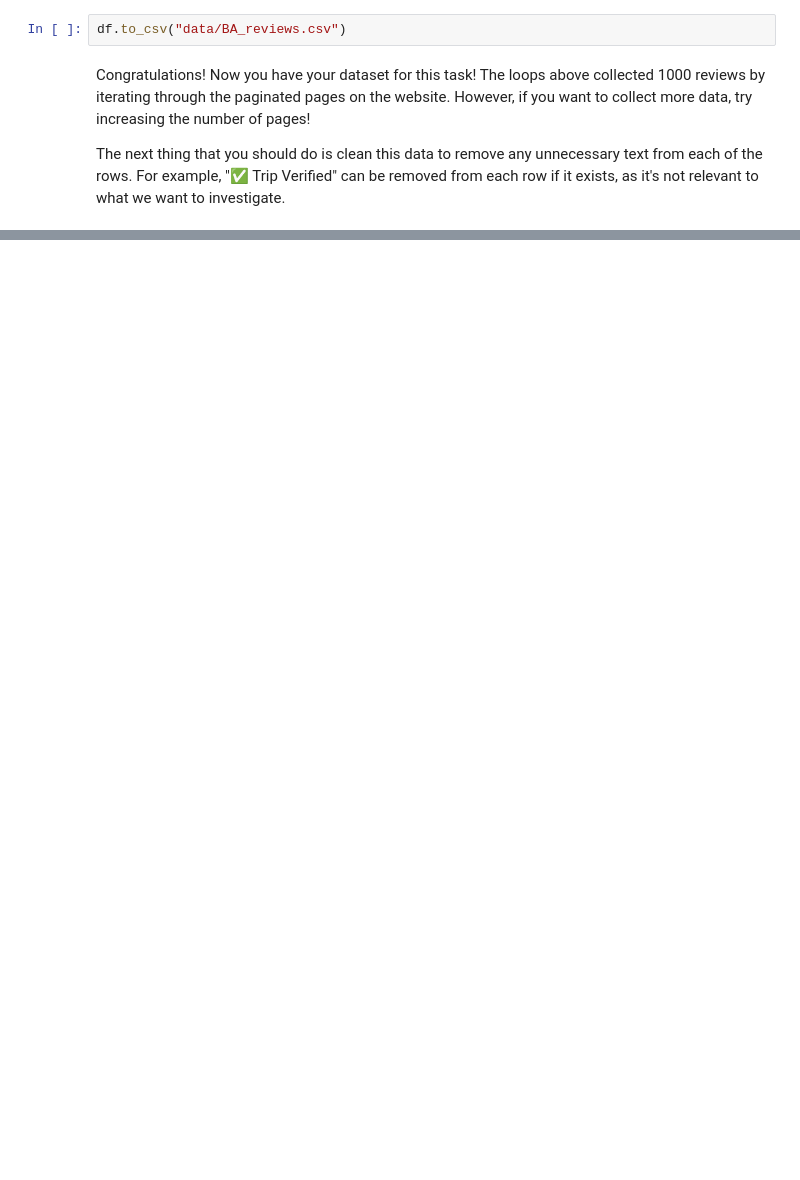
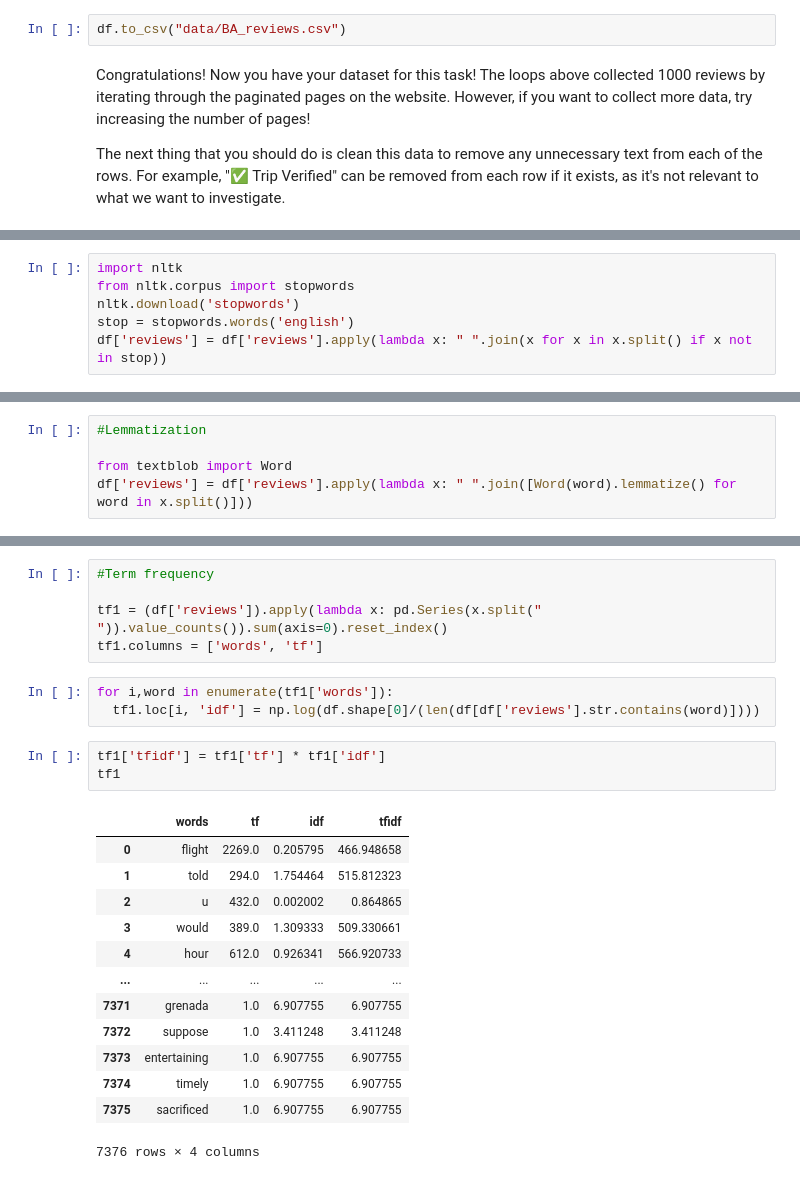
Before and after one commit to DarffourJoshua/forageAnalysis, a Jupyter notebook: getting_started.ipynb, the cells around one changed output, grey strips where cells are left out. Saved outputs shown, nothing was run; the diff lists cells and outputs as text; blank space fills up the shorter version.

```diff
--- a/getting_started.ipynb
+++ b/getting_started.ipynb
@@ -81,0 +166,6 @@ Congratulations! Now you have your dataset for this task! The loops above collec
+# %%
+import nltk
+from nltk.corpus import stopwords
+nltk.download('stopwords')
+stop = stopwords.words('english')
+df['reviews'] = df['reviews'].apply(lambda x: " ".join(x for x in x.split() if x not in stop))
@@ -81,0 +236,5 @@ Congratulations! Now you have your dataset for this task! The loops above collec
+# %%
+#Lemmatization
+
+from textblob import Word
+df['reviews'] = df['reviews'].apply(lambda x: " ".join([Word(word).lemmatize() for word in x.split()]))
@@ -81,0 +268,25 @@ Congratulations! Now you have your dataset for this task! The loops above collec
+# %%
+#Term frequency
+
+tf1 = (df['reviews']).apply(lambda x: pd.Series(x.split(" ")).value_counts()).sum(axis=0).reset_index()
+tf1.columns = ['words', 'tf']
+# %%
+for i,word in enumerate(tf1['words']):
+  tf1.loc[i, 'idf'] = np.log(df.shape[0]/(len(df[df['reviews'].str.contains(word)])))
+# %%
+tf1['tfidf'] = tf1['tf'] * tf1['idf']
+tf1
+# %% [output]
+|  | words | tf | idf | tfidf |
+| 0 | flight | 2269.0 | 0.205795 | 466.948658 |
+| 1 | told | 294.0 | 1.754464 | 515.812323 |
+| 2 | u | 432.0 | 0.002002 | 0.864865 |
+| 3 | would | 389.0 | 1.309333 | 509.330661 |
+| 4 | hour | 612.0 | 0.926341 | 566.920733 |
+| ... | ... | ... | ... | ... |
+| 7371 | grenada | 1.0 | 6.907755 | 6.907755 |
+| 7372 | suppose | 1.0 | 3.411248 | 3.411248 |
+| 7373 | entertaining | 1.0 | 6.907755 | 6.907755 |
+| 7374 | timely | 1.0 | 6.907755 | 6.907755 |
+| 7375 | sacrificed | 1.0 | 6.907755 | 6.907755 |
+7376 rows × 4 columns
```
Also changed, not shown: parts of 31 cells of this notebook, 1 other file.
